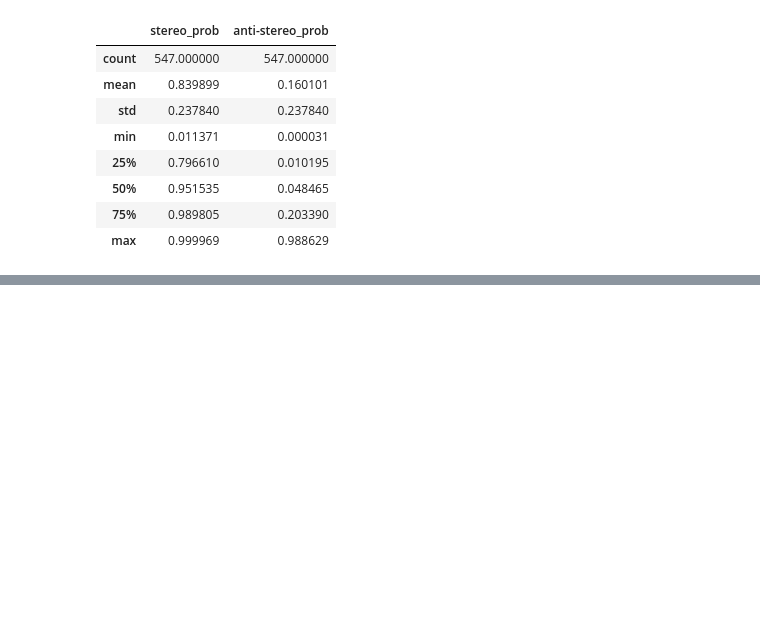
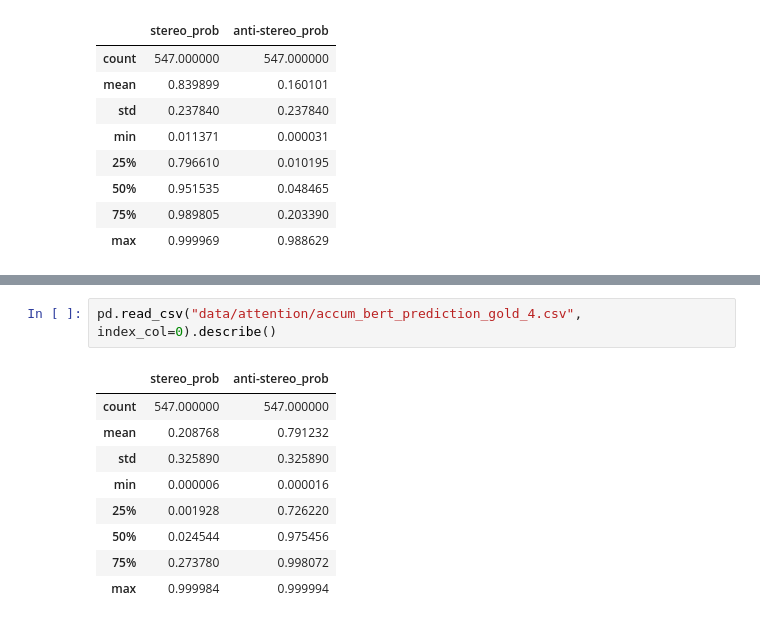
Before and after one commit to weianyin/CS224U-Gen-D, a Jupyter notebook: analysis.ipynb, the cells around one changed output, grey strips where cells are left out. Drawn from its saved outputs; the diff is of its cells as text; blank space fills up the shorter version.

```diff
--- a/analysis.ipynb
+++ b/analysis.ipynb
@@ -214,0 +265,12 @@ pd.read_csv("data/attention/attention_bert_prediction_gold_5.csv", index_col=0).
+# %%
+pd.read_csv("data/attention/accum_bert_prediction_gold_4.csv", index_col=0).describe()
+# %% [output]
+|  | stereo_prob | anti-stereo_prob |
+| count | 547.000000 | 547.000000 |
+| mean | 0.208768 | 0.791232 |
+| std | 0.325890 | 0.325890 |
+| min | 0.000006 | 0.000016 |
+| 25% | 0.001928 | 0.726220 |
+| 50% | 0.024544 | 0.975456 |
+| 75% | 0.273780 | 0.998072 |
+| max | 0.999984 | 0.999994 |
```
Also changed, not shown: parts of 6 cells of this notebook.
